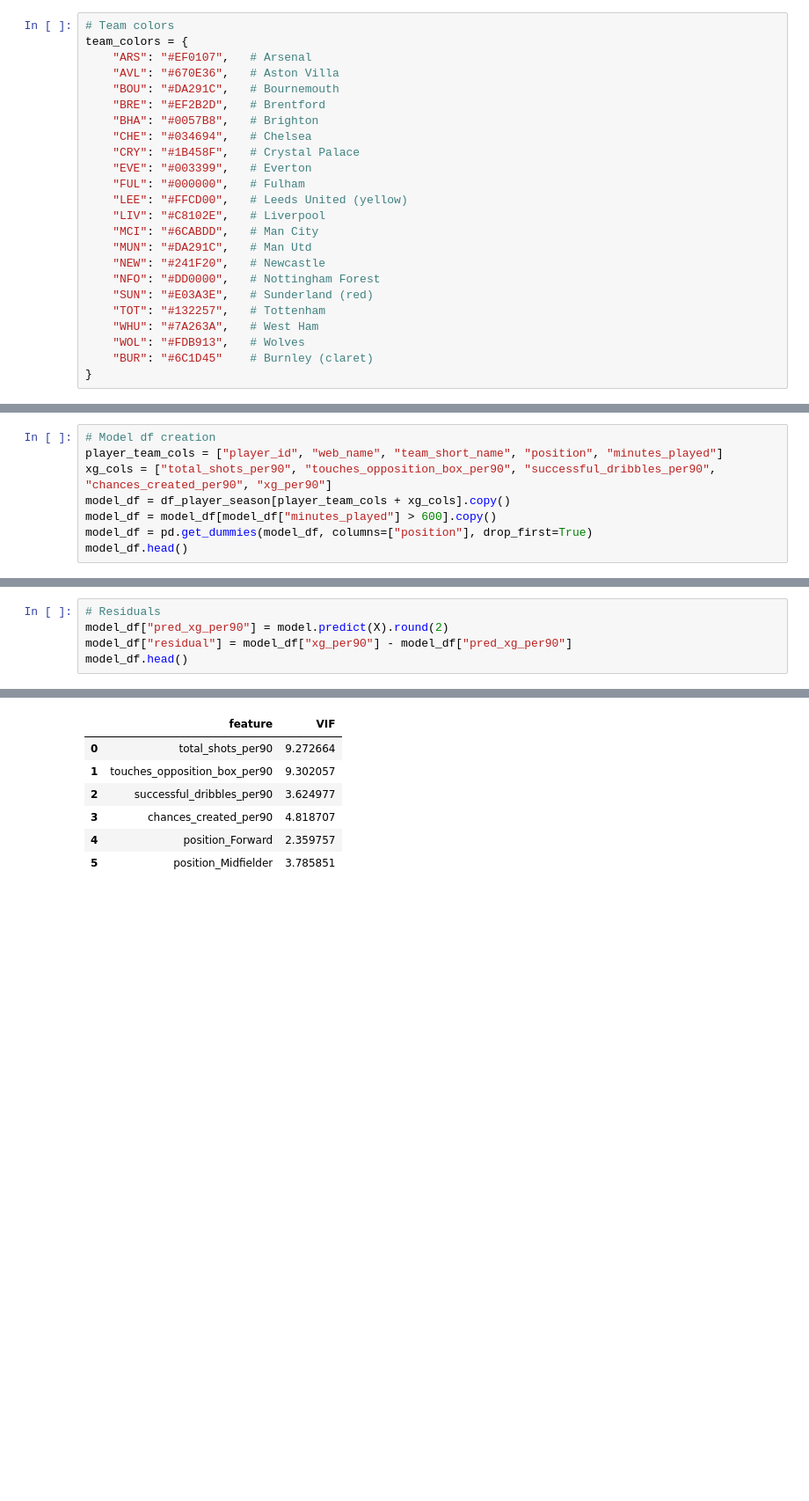
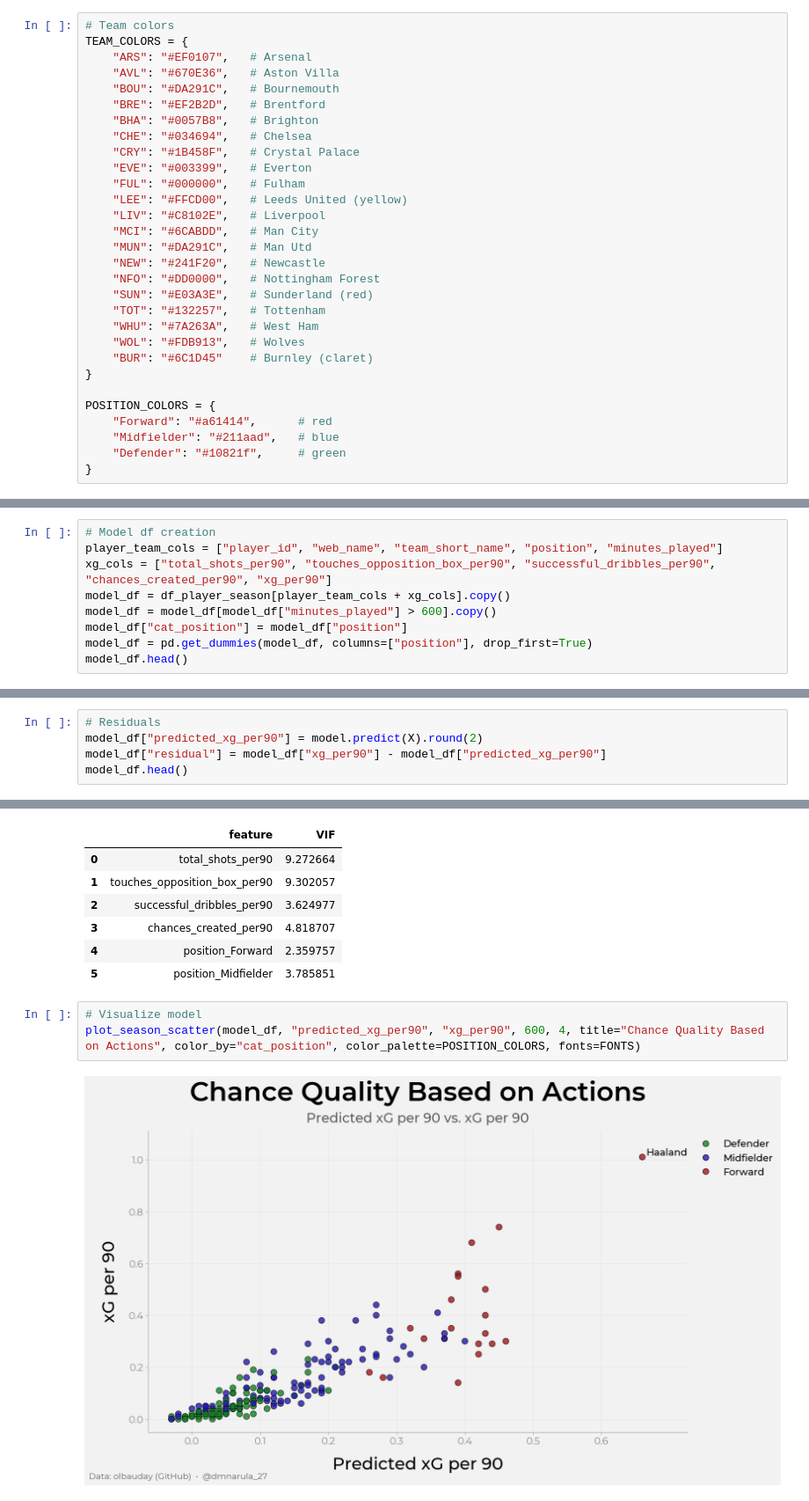
Before and after one commit to dmnarula/football-ds-learning, a Jupyter notebook: week4-modeling/Week4_Modeling.ipynb, the cells around one changed output, grey strips where cells are left out. Shown at 88% size. Drawn from its saved outputs; the diff is of its cells as text; blank space fills up the shorter version.

Commit message:
Visualizing model results

```diff
--- a/week4-modeling/Week4_Modeling.ipynb
+++ b/week4-modeling/Week4_Modeling.ipynb
@@ -56,7 +52,7 @@ from sklearn.linear_model import LinearRegression
 FONTS = set_plot_style()
 # %%
 # Team colors
-team_colors = {
+TEAM_COLORS = {
     "ARS": "#EF0107",   # Arsenal
     "AVL": "#670E36",   # Aston Villa
     "BOU": "#DA291C",   # Bournemouth
@@ -78,6 +74,12 @@ team_colors = {
     "WOL": "#FDB913",   # Wolves
     "BUR": "#6C1D45"    # Burnley (claret)
 }
+
+POSITION_COLORS = {
+    "Forward": "#a61414",      # red
+    "Midfielder": "#211aad",   # blue
+    "Defender": "#10821f",     # green
+}
 # %%
 # Season data loader
 def build_season_df(start_gw, end_gw):
@@ -381,6 +378,7 @@ player_team_cols = ["player_id", "web_name", "team_short_name", "position", "min
 xg_cols = ["total_shots_per90", "touches_opposition_box_per90", "successful_dribbles_per90", "chances_created_per90", "xg_per90"]
 model_df = df_player_season[player_team_cols + xg_cols].copy()
 model_df = model_df[model_df["minutes_played"] > 600].copy()
+model_df["cat_position"] = model_df["position"]
 model_df = pd.get_dummies(model_df, columns=["position"], drop_first=True)
 model_df.head()
 # %% [output]
@@ -434,8 +432,8 @@ coef_df
 | 2 | successful_dribbles_per90 | -0.03 |
 # %%
 # Residuals
-model_df["pred_xg_per90"] = model.predict(X).round(2)
-model_df["residual"] = model_df["xg_per90"] - model_df["pred_xg_per90"]
+model_df["predicted_xg_per90"] = model.predict(X).round(2)
+model_df["residual"] = model_df["xg_per90"] - model_df["predicted_xg_per90"]
 model_df.head()
 # %% [output]
 |  | player_id | web_name | team_short_name | minutes_played | total_shots_per90 | touches_opposition_box_per90 | ... |
@@ -486,3 +505,8 @@ vif_data
 | 3 | chances_created_per90 | 4.818707 |
 | 4 | position_Forward | 2.359757 |
 | 5 | position_Midfielder | 3.785851 |
+# %%
+# Visualize model
+plot_season_scatter(model_df, "predicted_xg_per90", "xg_per90", 600, 4, title="Chance Quality Based on Actions", color_by="cat_position", color_palette=POSITION_COLORS, fonts=FONTS)
+# %% [output]
+[figure, added]
```
Also changed, not shown: parts of 7 cells of this notebook.
